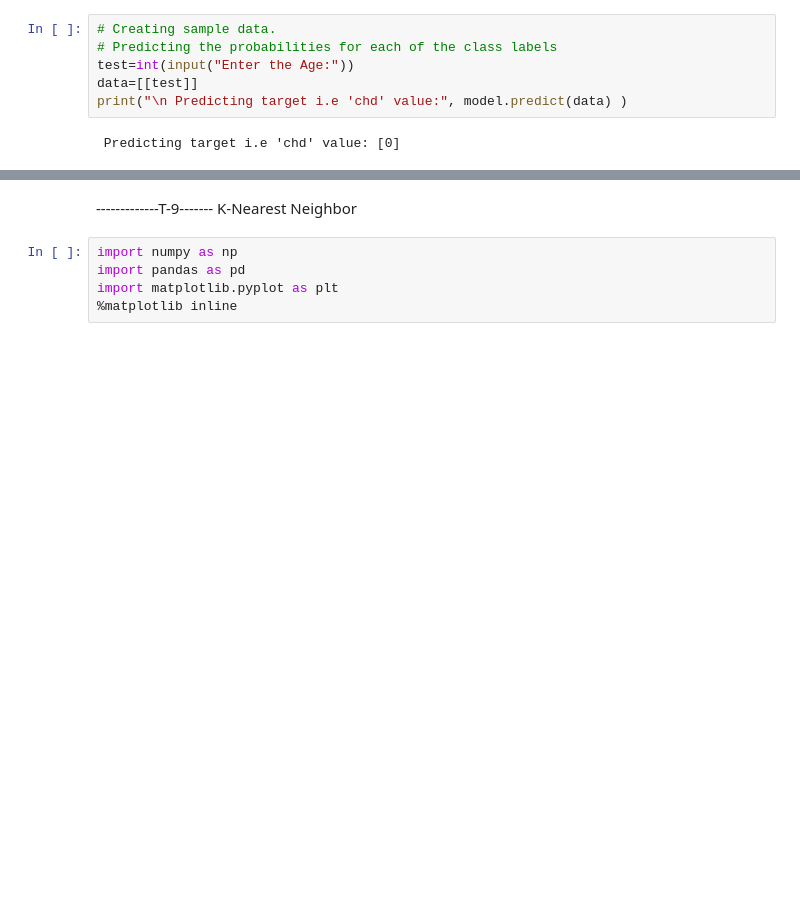
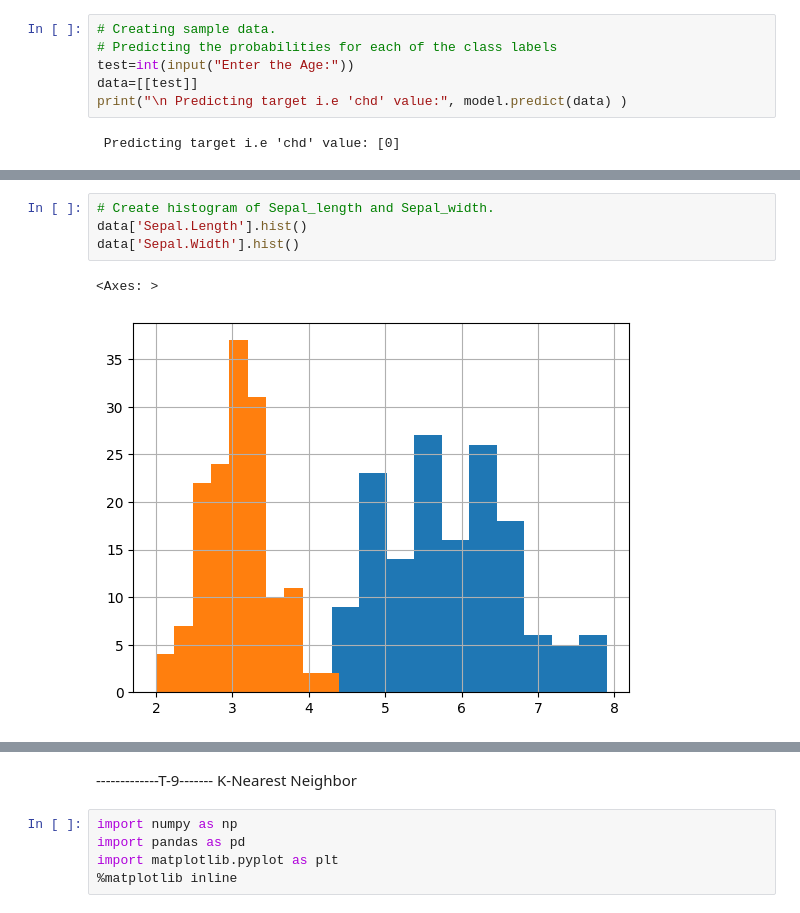
Before and after one commit to 986MukeshYadav/pdemo, a Jupyter notebook: Demo.ipynb, the cells around one changed output, grey strips where cells are left out. Drawn from its saved outputs; the diff is of its cells as text; blank space fills up the shorter version.

```diff
--- a/Demo.ipynb
+++ b/Demo.ipynb
@@ -963,0 +1027,7 @@ print("\n Predicting target i.e 'chd' value:", model.predict(data) )
+# %%
+# Create histogram of Sepal_length and Sepal_width.
+data['Sepal.Length'].hist()
+data['Sepal.Width'].hist()
+# %% [output]
+<Axes: >
+[figure, added]
```
Also changed, not shown: parts of 14 cells of this notebook.
